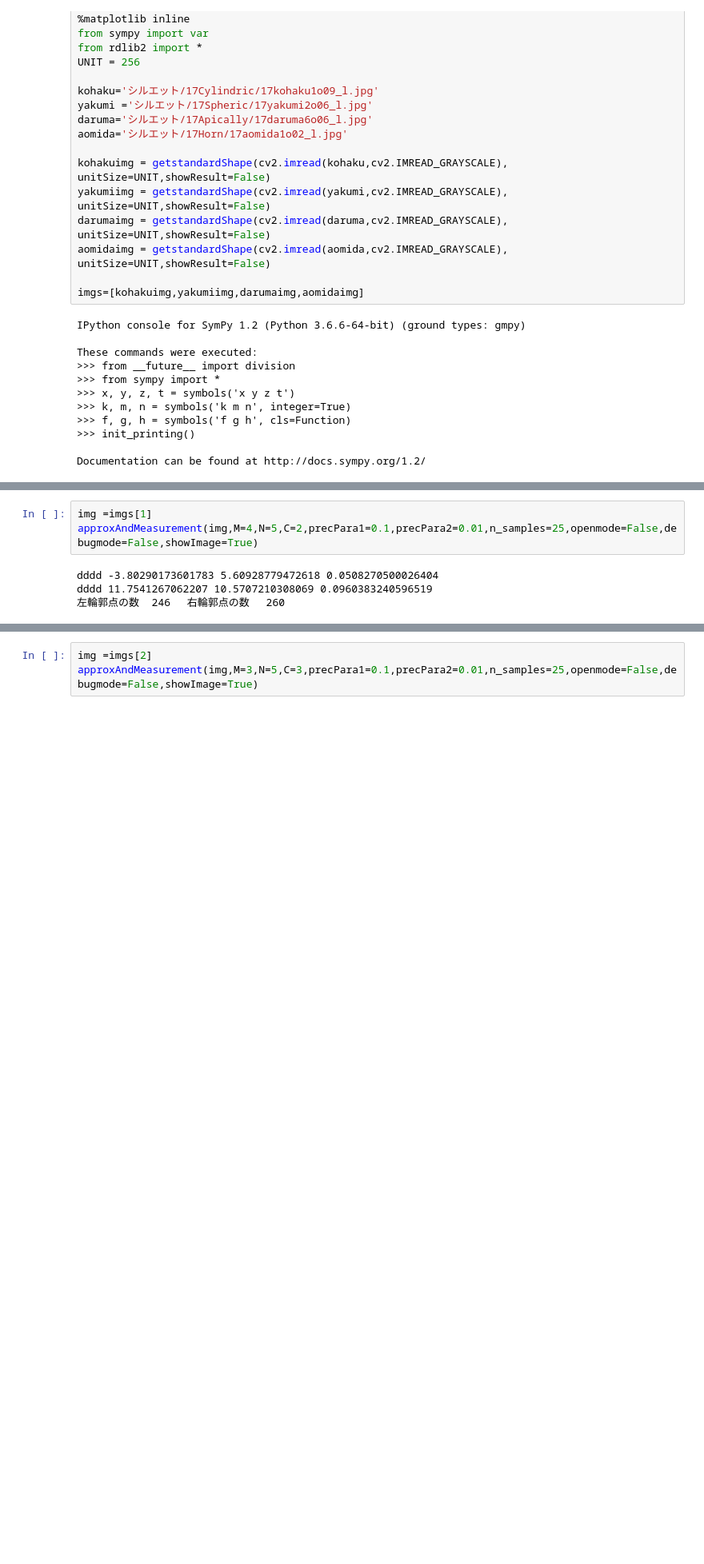
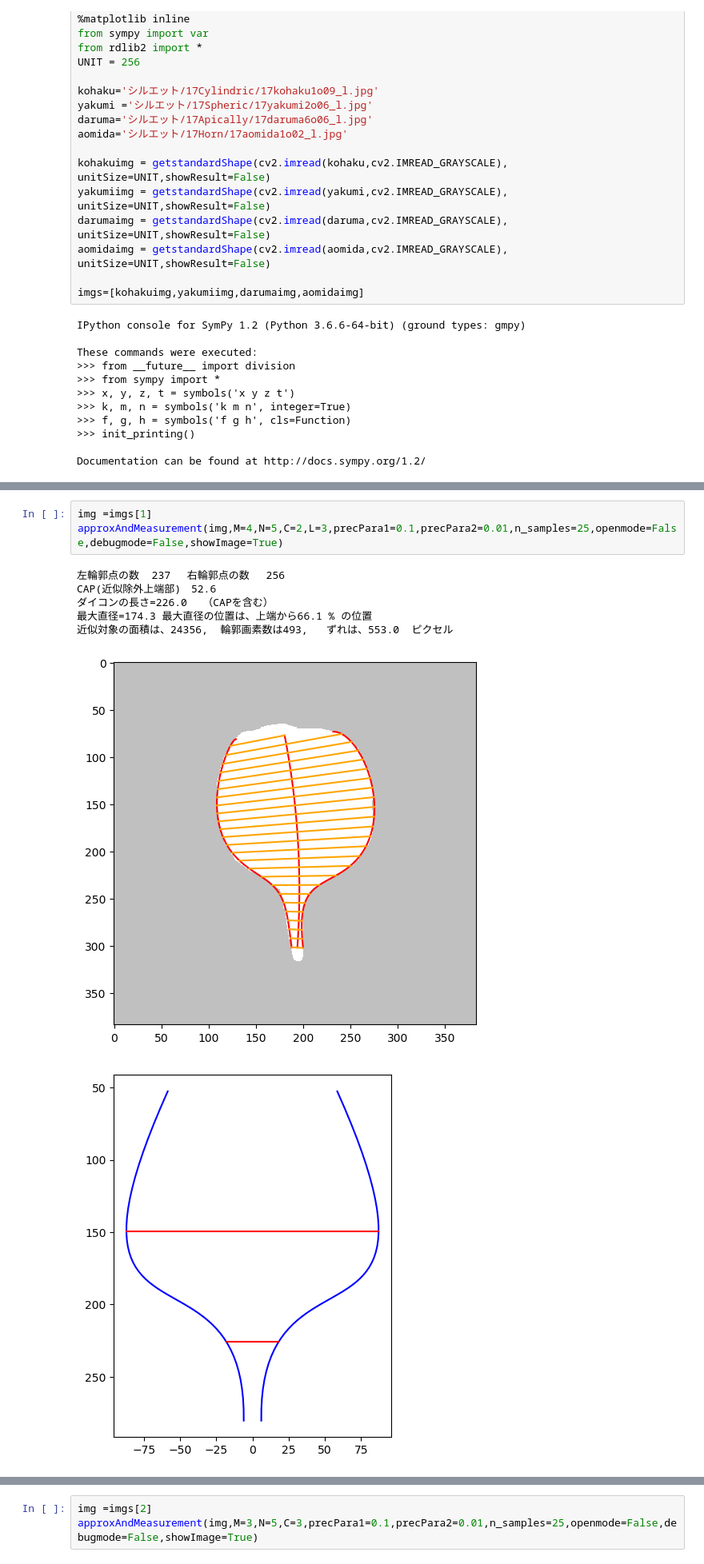
Before and after one commit to iciromaco/RL2nd, a Jupyter notebook: WORK.ipynb, the cells around one changed output, grey strips where cells are left out. Shown at 80% size. Cells and saved outputs as stored; diff of their text form; blank space fills up the shorter version.

```diff
--- a/WORK.ipynb
+++ b/WORK.ipynb
@@ -496,7 +495,11 @@ CAP(近似除外上端部)　10.4
 # %%
 img =imgs[1]
-approxAndMeasurement(img,M=4,N=5,C=2,precPara1=0.1,precPara2=0.01,n_samples=25,openmode=False,debugmode=False,showImage=True)
+approxAndMeasurement(img,M=4,N=5,C=2,L=3,precPara1=0.1,precPara2=0.01,n_samples=25,openmode=False,debugmode=False,showImage=True)
 # %% [output]
-dddd -3.80290173601783 5.60928779472618 0.0508270500026404
-dddd 11.7541267062207 10.5707210308069 0.0960383240596519
-左輪郭点の数  246 　右輪郭点の数　 260
+左輪郭点の数  237 　右輪郭点の数　 256
+CAP(近似除外上端部)　52.6
+ダイコンの長さ=226.0　　（CAPを含む）
+最大直径=174.3 最大直径の位置は、上端から66.1 % の位置
+近似対象の面積は、24356,  輪郭画素数は493,   ずれは、553.0  ピクセル
+[figure, added]
+[figure, added]
```
Also changed, not shown: parts of 4 cells of this notebook.
